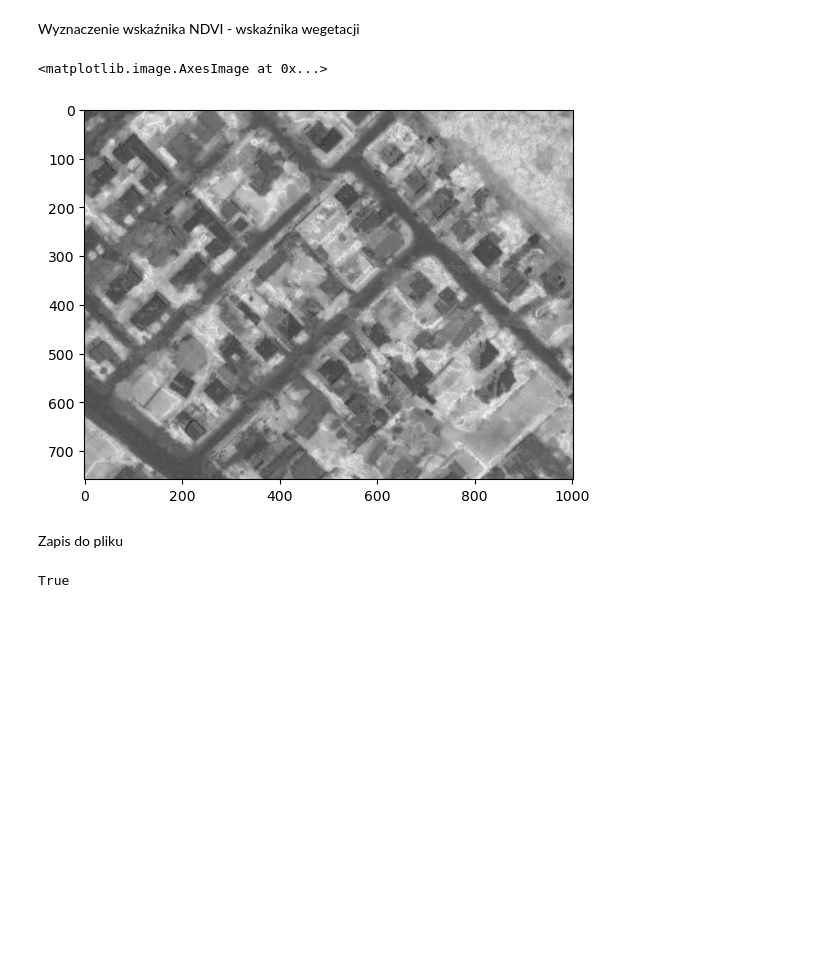
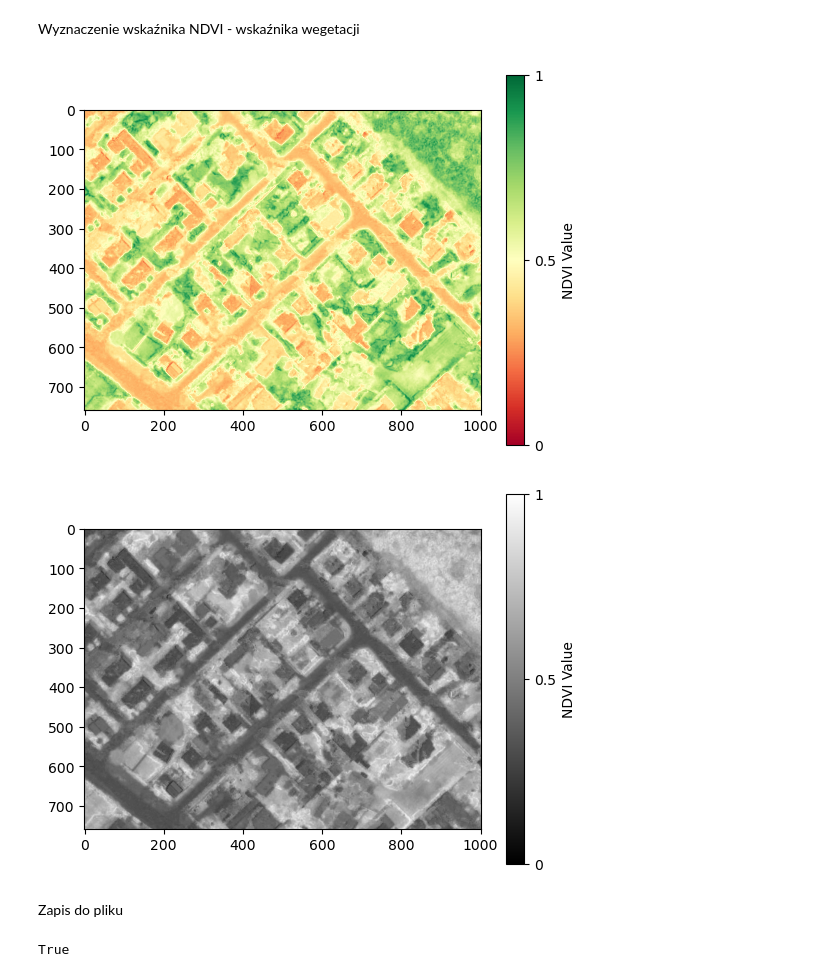
Before and after one commit to mplaciszewska/teledetekcja, a Jupyter notebook: main.ipynb, the cells around one changed output. Drawn from its saved outputs; the diff is of its cells as text; code cells hidden in the pictures; blank space fills up the shorter version.

```diff
--- a/main.ipynb
+++ b/main.ipynb
@@ -148,40 +148,53 @@ plt.show()
 # %% [markdown]
 Wyznaczenie wskaźnika NDVI - wskaźnika wegetacji
 # %%
+np.seterr(divide='ignore', invalid='ignore') #allow division by 0
 NDVI = (red_array-green_array)/(red_array+green_array)
 NDVI2 = (red_array+green_array)/(red_array-green_array)
 
 fragmentNDVI = NDVI [
     bounds[1]: bounds[3],
     bounds[0]: bounds[2]
 ]
-
 fragmentNDVI2 = NDVI2 [
     bounds[1]: bounds[3],
     bounds[0]: bounds[2]
 ]
 
 IR = np.float32(red_array)
 R = np.float32(green_array)
 NDVI_float = (IR-R)/(IR+R)
 
 fragmentNDVI_float = NDVI_float [
     bounds[1]: bounds[3],
     bounds[0]: bounds[2]
 ]
-plt.imshow(fragmentNDVI_float, cmap = 'gray')
+
+raster_normalized = (fragmentNDVI_float - fragmentNDVI_float.min())/(fragmentNDVI_float.max() -fragmentNDVI_float.min())
+raster_0_255 = raster_normalized * 255
+raster = np.uint8(raster_0_255)
+
+plt.imshow(raster, cmap='RdYlGn')
+cbar = plt.colorbar()
+cbar.set_label("NDVI Value")
+cbar.set_ticks([0, 255/2, 255])
+cbar.set_ticklabels([0, 0.5, 1])
+plt.show()
+
+plt.imshow(raster, cmap='gray')
+cbar = plt.colorbar()
+cbar.set_label("NDVI Value")
+cbar.set_ticks([0, 255/2, 255])
+cbar.set_ticklabels([0, 0.5, 1])
+plt.show()
 # %% [output]
-<matplotlib.image.AxesImage at 0x...>
-[figure, old version]
+[figure, new version]
+[figure, added]
 # %% [markdown]
 Zapis do pliku
-# %%
-import cv2
-
-raster_as_float = fragmentNDVI_float
-raster_norm = (raster_as_float - raster_as_float.min())/(raster_as_float.max() - raster_as_float.min())
-raster_0_255 = raster_norm *255
-raster_to_save = np.uint8(raster_0_255)
-cv2.imwrite("raster.jpg", raster_to_save)
-# %% [output]
-True
+# %%
+import cv2
+
+cv2.imwrite("raster.jpg", raster)
+# %% [output]
+True
```
